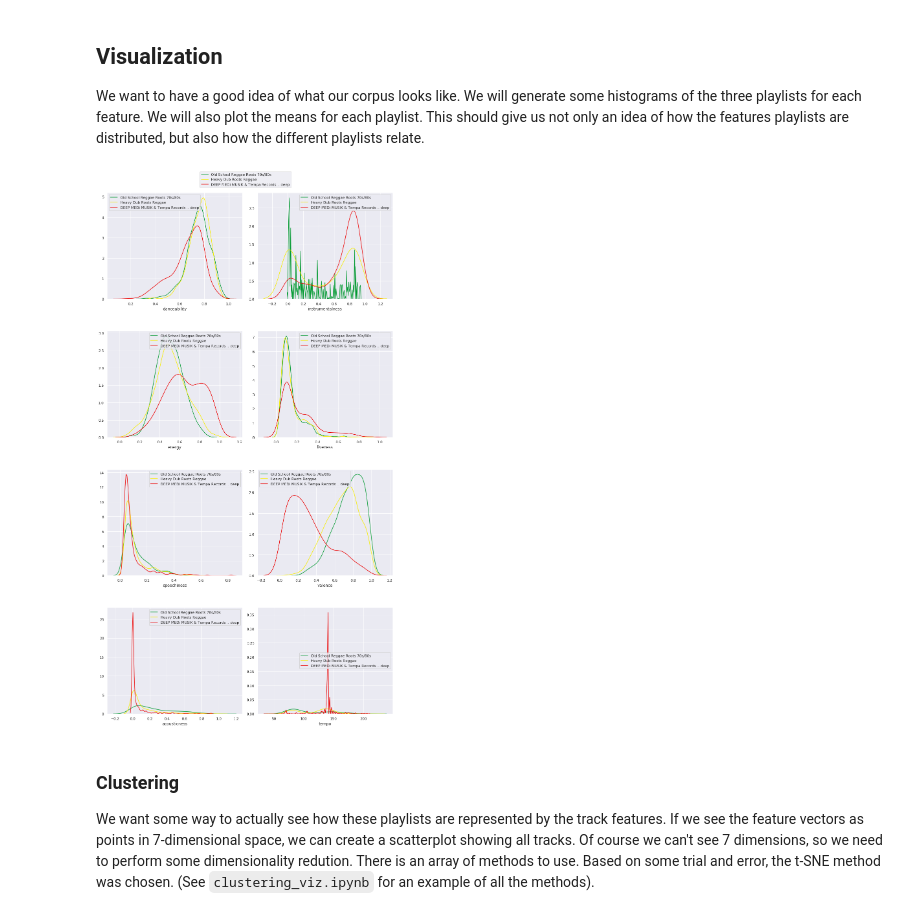
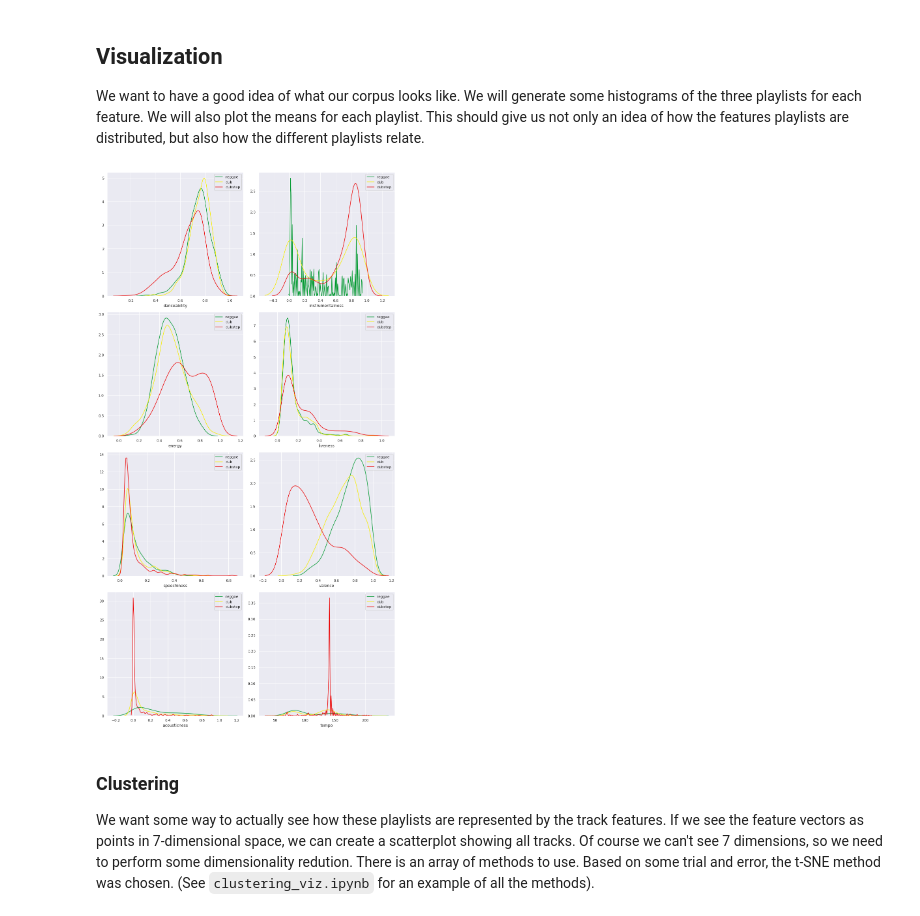
Before and after one commit to FlorianSchroevers/ComputationalMusicology2020, a Jupyter notebook: rastafarian_music_evolution.ipynb, the cells around one changed output. Saved outputs shown, nothing was run; the diff lists cells and outputs as text; code cells hidden in the pictures.

```diff
--- a/rastafarian_music_evolution.ipynb
+++ b/rastafarian_music_evolution.ipynb
@@ -48,6 +48,9 @@ from sklearn.manifold import TSNE
 import util
 # %%
 playlists = ["reggae", "dub", "dubstep"]
+# the colors of eacht plot are based on the flag of ethiopia (rastafari flag)
+# they will be used troughout this notebook to color the plots
+pl_colors = ["#00992f", "#f7ee00", "#eb0000"]
 
 p1_name, p1_tracks, p1_link = util.collect_tracks_query("old school reggae roots", "playlist")
 df1 = util.get_tracklist_features(p1_tracks)#.set_index("id")
@@ -64,7 +67,7 @@ df3 = util.get_tracklist_features(p3_tracks)#.set_index("id")
 df3["playlist"] = playlists[2]
 print(f"Playlist analysis: {util.wrap_spotify_link(p3_name, p3_link)}, with {len(p3_tracks)} tracks")
 
-df = pd.concat([df1, df2, df3]).drop(["uri", "track_href", "analysis_url", "type"], axis=1)
+df = pd.concat([df1, df2, df3]).drop(["uri", "track_href", "analysis_url", "type"], axis=1).dropna()
 del df1, df2, df3
 
 print("A view of what the data looks like: ")
@@ -99,7 +102,8 @@ features = [
     "valence"
 ]
 
-# we temporarily disable the setting on a copy warning, since that is what we want to do in this case
+# we temporarily disable the setting on a copy warning,
+# since that is what we want to do in this case
 pd.set_option('mode.chained_assignment', None)
 
 def most_iconic_track(df):
@@ -107,20 +111,18 @@ def most_iconic_track(df):
 
     # euclidean distance:
     df["distance"] = (df[features] - golden_standard).pow(2).sum(axis=1).pow(0.5)
-    closest_song_id = df[df['distance'] == df['distance'].min()]["id"].values[0]
+    closest_track_id = df[df['distance'] == df['distance'].min()]["id"].values[0]
 
-    closest_track = util.sp.track(closest_song_id)
-    return closest_track
+    return util.sp.track(closest_track_id)
 
 def least_iconic_track(df):
     golden_standard = df[features].mean()
 
     # euclidean distance:
     df["distance"] = (df[features] - golden_standard).pow(2).sum(axis=1).pow(0.5)
-    furthest_song_id = df[df['distance'] == df['distance'].max()]["id"].values[0]
+    furthest_track_id = df[df['distance'] == df['distance'].max()]["id"].values[0]
 
-    furthest_track = util.sp.track(furthest_song_id)
-    return furthest_track
+    return util.sp.track(furthest_track_id)
 
 for pl in playlists:
     track = most_iconic_track(df[df["playlist"] == pl])
@@ -150,47 +152,38 @@ We want to have a good idea of what our corpus looks like. We will generate some
 # %%
 ### Vizualization
 # Now that we've loaded all the features in our playlist, we want to visually analyze the
 # results. We define a list with all the features we want to look at, including the ranges
 # the values will be in.
 ###
 
 interesting_features = [
     'danceability',
     'energy',
     'speechiness',
     'acousticness',
     'instrumentalness',
     'liveness',
     'valence',
     'tempo'
 ]
 
 ### Plots
-# we will generate 10 histograms, one for each interesting feature, each histogram holds
+# we will generate 8 histograms, one for each interesting feature, each histogram holds
 # the distributions of that feature of each playlist, seperated by different colors.
 
 sns.set(rc={'figure.figsize':(13,24)})
 fig, axs = plt.subplots(4, 2)
 
-df1 = df[df["playlist"] == "reggae"]
-df2 = df[df["playlist"] == "dub"]
-df3 = df[df["playlist"] == "dubstep"]
-
 for i in range(4):
     for j in range(2):
         ft = interesting_features[i + (4*j)]
+        for k, pl in enumerate(playlists):
+            sns.distplot(
+            df[df["playlist"] == pl][ft], label=pl, ax=axs[i, j], color=pl_colors[k], hist=False)
 
-        # the colors of eacht plot are based on the flag of ethiopia (rastafari flag)
-        sns.distplot(df1[ft], label=p1_name, ax=axs[i, j], color="#00992f", hist=False)
-        sns.distplot(df2[ft], label=p2_name, ax=axs[i, j], color="#f7ee00", hist=False)
-        sns.distplot(df3[ft], label=p3_name, ax=axs[i, j], color="#eb0000", hist=False)
-
-handles, labels = axs[0, 0].get_legend_handles_labels()
-fig.legend(handles, labels, loc='upper center')
 fig.tight_layout()
-plt.subplots_adjust(hspace = 0.3, top=0.96)
 # %% [output]
-[figure, old version]
+[figure, new version]
 # %% [markdown]
 ### Clustering
 
```
Also changed, not shown: parts of 5 cells of this notebook, 4 other files.
